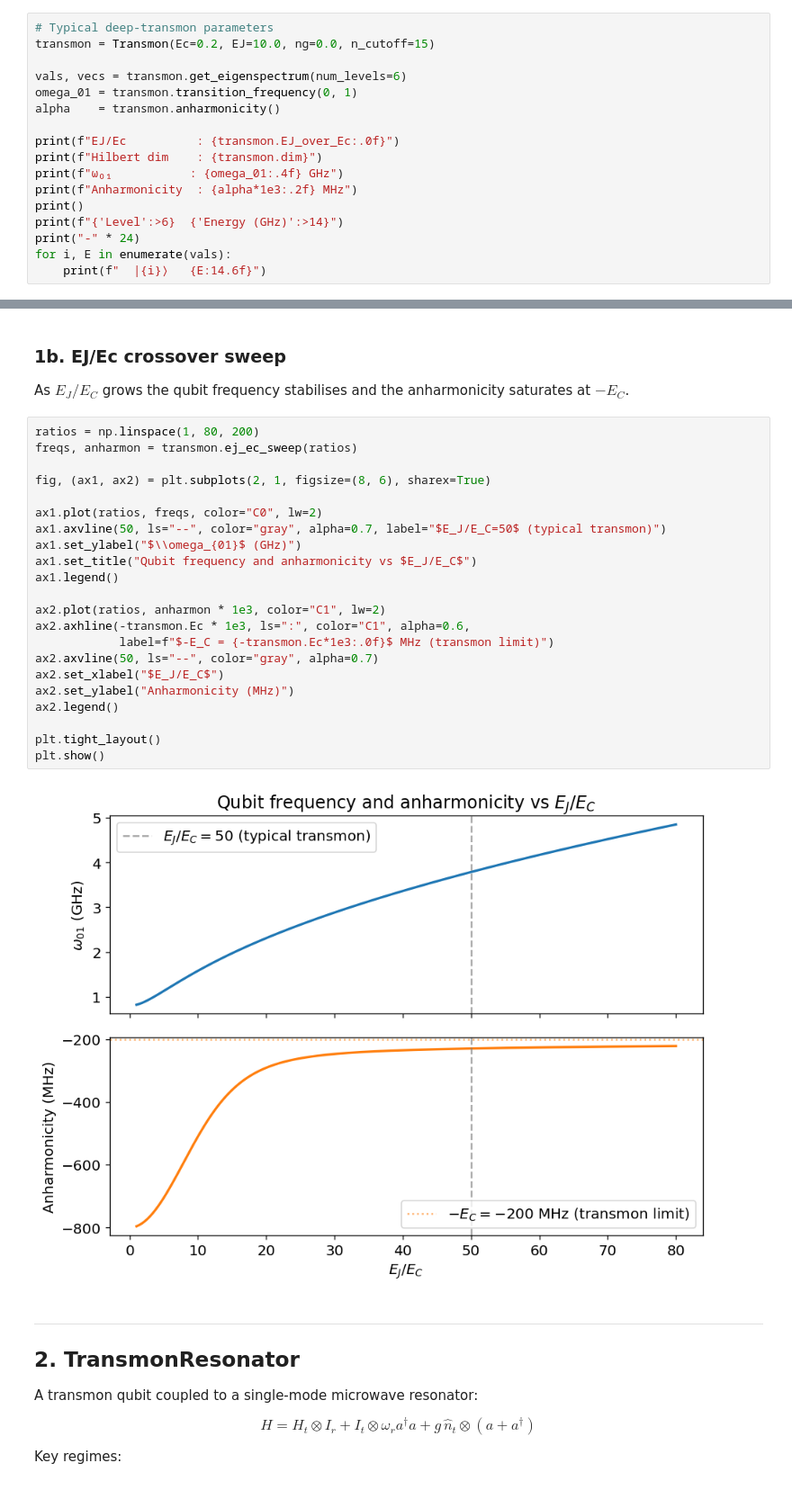
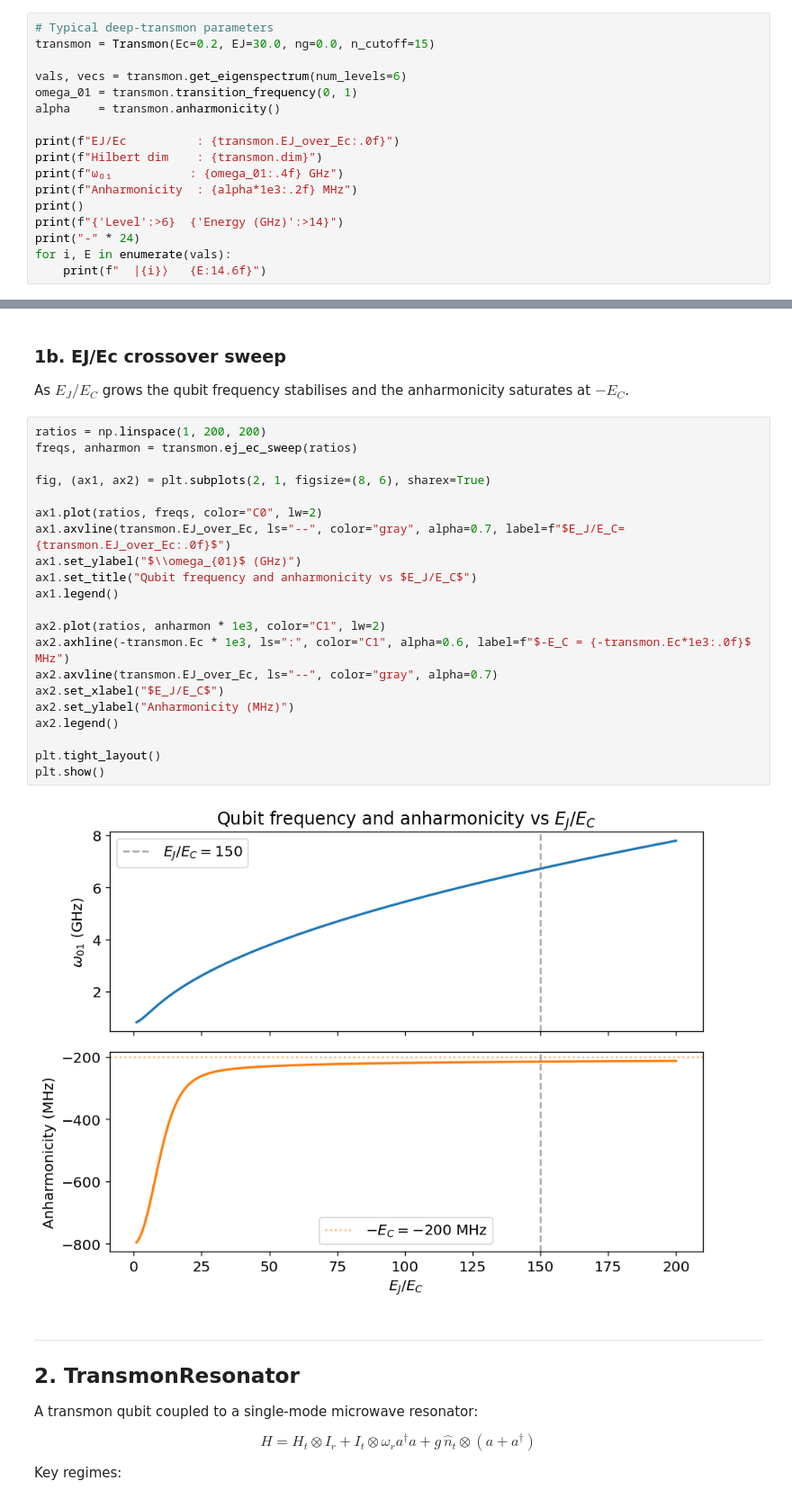
Before and after one commit to jghosh2/superqsim, a Jupyter notebook: notebooks/transmon_demo.ipynb, the cells around one changed output, grey strips where cells are left out. Shown at 90% size. Saved outputs shown, nothing was run; the diff lists cells and outputs as text.

```diff
--- a/notebooks/transmon_demo.ipynb
+++ b/notebooks/transmon_demo.ipynb
@@ -29,6 +29,6 @@ Charge-dispersion and EJ/Ec sweeps are methods on `Transmon` — no separate swe
 # %%
 # Typical deep-transmon parameters
-transmon = Transmon(Ec=0.2, EJ=10.0, ng=0.0, n_cutoff=15)
+transmon = Transmon(Ec=0.2, EJ=30.0, ng=0.0, n_cutoff=15)
 
 vals, vecs = transmon.get_eigenspectrum(num_levels=6)
 omega_01 = transmon.transition_frequency(0, 1)
@@ -117,29 +115,28 @@ Peak-to-peak charge dispersion:
 
 As $E_J/E_C$ grows the qubit frequency stabilises and the anharmonicity saturates at $-E_C$.
 # %%
-ratios = np.linspace(1, 80, 200)
+ratios = np.linspace(1, 200, 200)
 freqs, anharmon = transmon.ej_ec_sweep(ratios)
 
 fig, (ax1, ax2) = plt.subplots(2, 1, figsize=(8, 6), sharex=True)
 
 ax1.plot(ratios, freqs, color="C0", lw=2)
-ax1.axvline(50, ls="--", color="gray", alpha=0.7, label="$E_J/E_C=50$ (typical transmon)")
+ax1.axvline(transmon.EJ_over_Ec, ls="--", color="gray", alpha=0.7, label=f"$E_J/E_C={transmon.EJ_over_Ec:.0f}$")
 ax1.set_ylabel("$\\omega_{01}$ (GHz)")
 ax1.set_title("Qubit frequency and anharmonicity vs $E_J/E_C$")
 ax1.legend()
 
 ax2.plot(ratios, anharmon * 1e3, color="C1", lw=2)
-ax2.axhline(-transmon.Ec * 1e3, ls=":", color="C1", alpha=0.6,
-            label=f"$-E_C = {-transmon.Ec*1e3:.0f}$ MHz (transmon limit)")
-ax2.axvline(50, ls="--", color="gray", alpha=0.7)
+ax2.axhline(-transmon.Ec * 1e3, ls=":", color="C1", alpha=0.6, label=f"$-E_C = {-transmon.Ec*1e3:.0f}$ MHz")
+ax2.axvline(transmon.EJ_over_Ec, ls="--", color="gray", alpha=0.7)
 ax2.set_xlabel("$E_J/E_C$")
 ax2.set_ylabel("Anharmonicity (MHz)")
 ax2.legend()
 
 plt.tight_layout()
 plt.show()
 # %% [output]
-[figure, old version]
+[figure, new version]
 # %% [markdown]
 ---
 ## 2.  TransmonResonator
```
Also changed, not shown: parts of 4 cells of this notebook.
